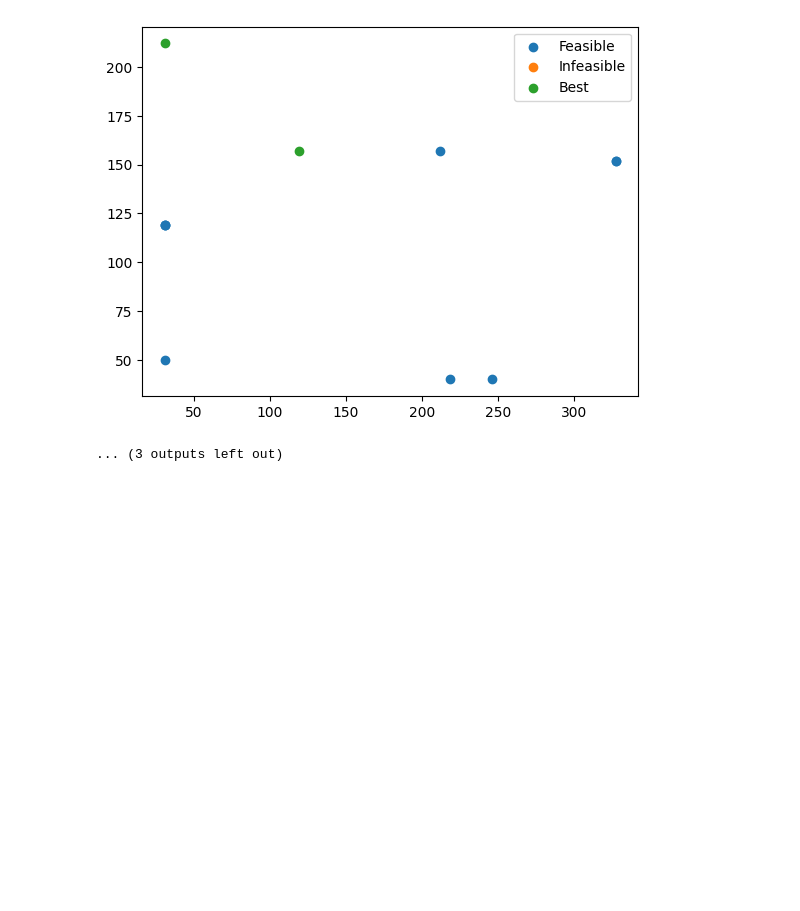
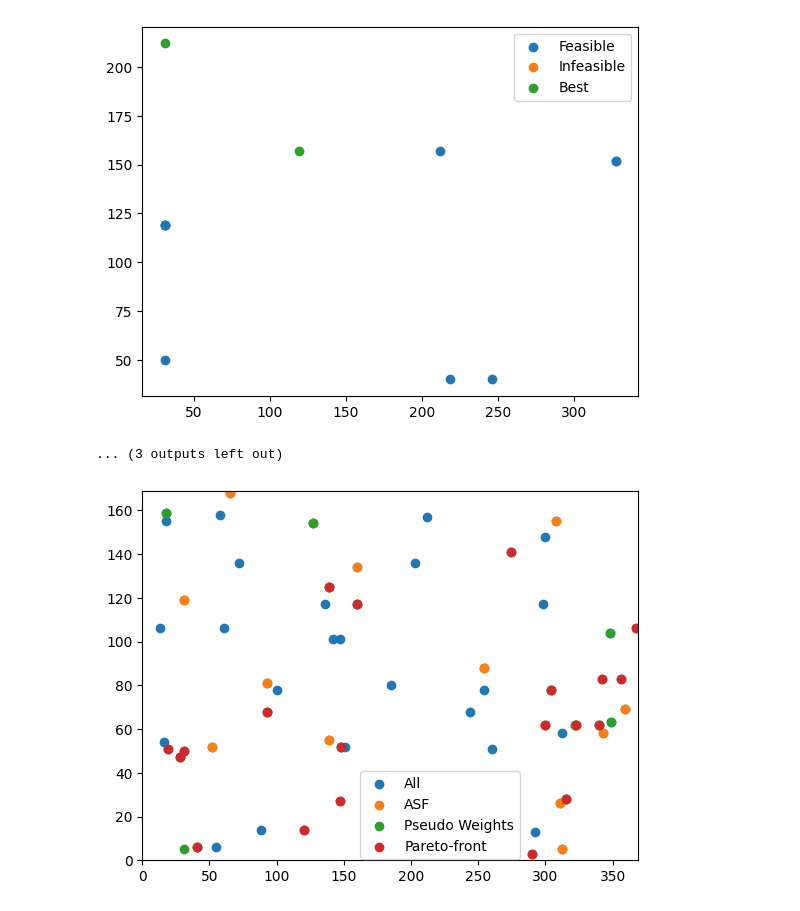
Before and after one commit to Oddvar-N-O/5G-RF-Spectrum-based-Cryptographic-Pseudo-Random-Number-Generation-for-IoT-Security, a Jupyter notebook: pymooOptimization.ipynb, the cells around one changed output. Saved outputs shown, nothing was run; the diff lists cells and outputs as text; code cells hidden in the pictures; blank space fills up the shorter version.

Commit message:
Added new plot and excel sheet

```diff
--- a/pymooOptimization.ipynb
+++ b/pymooOptimization.ipynb
@@ -528,3 +521,27 @@ j = 2
 [figure]
 [figure]
 ... (3 outputs left out)
+# %%
+frame_sizes = [[19,51],	[244,68],	[16,54],	[147,101],	[142,101],	[147,27],	[72,136],	[367,106],	[61,106],	[290,3],	[136,117],	[298,117],	[88,14],	[356,83],	[55,6],
+[359,69],	[349,63],	[342,83],	[300,62],	[348,104],	[18,155],	[311,26],	[185,80],	[315,28],	[93,81],	[100,78],	[93,68],	[308,155],	[304,78],	[300,148],
+[52,52],	[13,106],	[28,47],	[254,88],	[254,78],	[139,125],	[139,55],	[151,52],	[148,52],	[323,62],	[260,51],	[322,62],	[343,58],	[340,62],	[312,58],
+[312,5],	[292,13],	[41,6],	[127,154],	[58,158],	[120,14],	[65,168],	[274,141],	[18,159],	[31,119],	[212,157],	[31,50],	[160,134],	[203,136],	[160,117]
+]
+ASF_FS = [[312,5],[127,154],[65,168],[31,119],[160,134],[52,52],[254,88],[139,55],[323,62],[343,58],[359,69],[300,62],[311,26],[93,81],[308,155],]
+PseudoWeights_FS = [[41,6],[127,154],[18,159],[31,5],[160,117],[28,47],[139,125],[148,52],[322,62],[340,62],[349,63],[348,104],[315,28],[93,68],[304,78],]
+Pareto_FS = [[160,117],[31,50],[274,141],[120,14],[41,6],[28,47],[139,125],[148,52],[323,62],[340,62],[304,78],[93,68],[315,28],[300,62],[342,83],[356,83],[290,3],[367,106],[147,27],[19,51],	]
+
+xAll, xASF, xPW, xPT = list(zip(*frame_sizes))[0], list(zip(*ASF_FS))[0], list(zip(*PseudoWeights_FS))[0], list(zip(*Pareto_FS))[0]
+yAll, yASF, yPW, yPT = list(zip(*frame_sizes))[1], list(zip(*ASF_FS))[1], list(zip(*PseudoWeights_FS))[1], list(zip(*Pareto_FS))[1]
+
+fig, ax = plt.subplots()
+ax.set_xlim((0,369))
+ax.set_ylim((0,169))
+ax.scatter(xAll, yAll, label="All")
+ax.scatter(xASF, yASF, label="ASF")
+ax.scatter(xPW, yPW, label="Pseudo Weights")
+ax.scatter(xPT, yPT, label="Pareto-front")
+plt.legend(bbox_to_anchor=(0.6, 0.26))
+plt.show()
+# %% [output]
+[figure, added]
```
Also changed, not shown: parts of 1 cell of this notebook, 1 other file.
